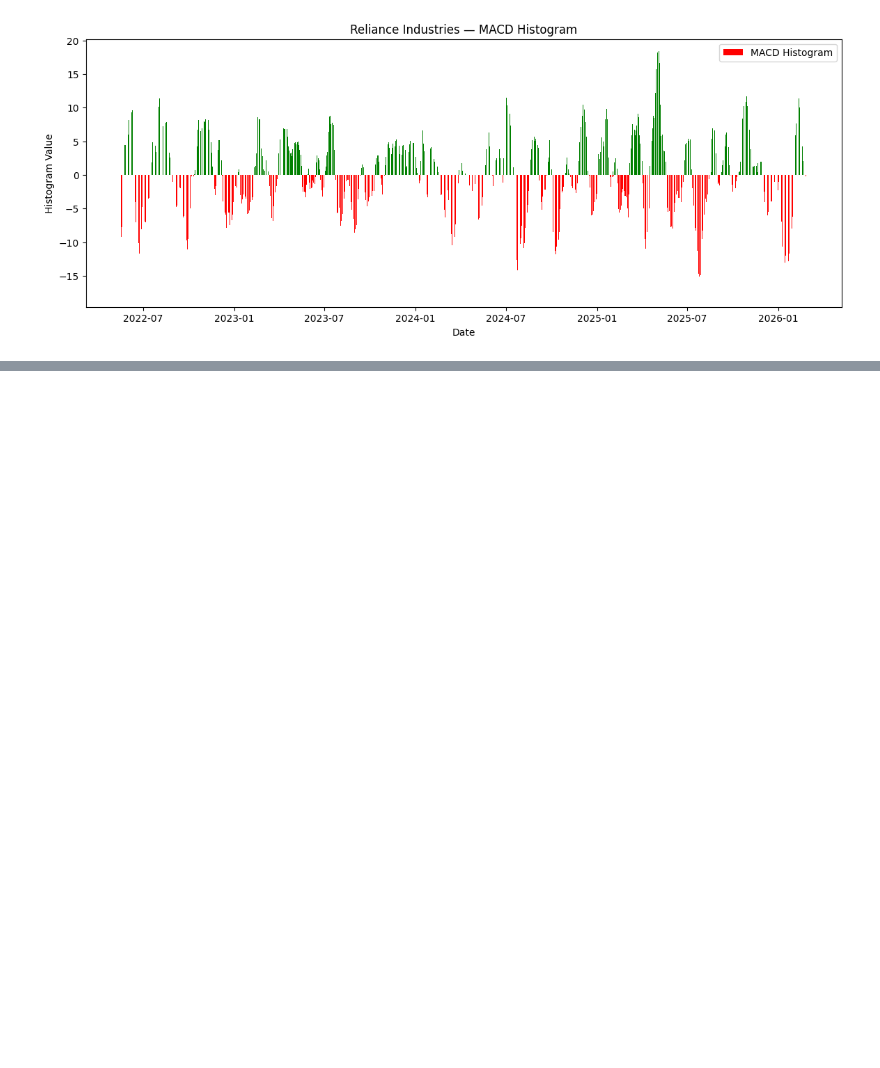
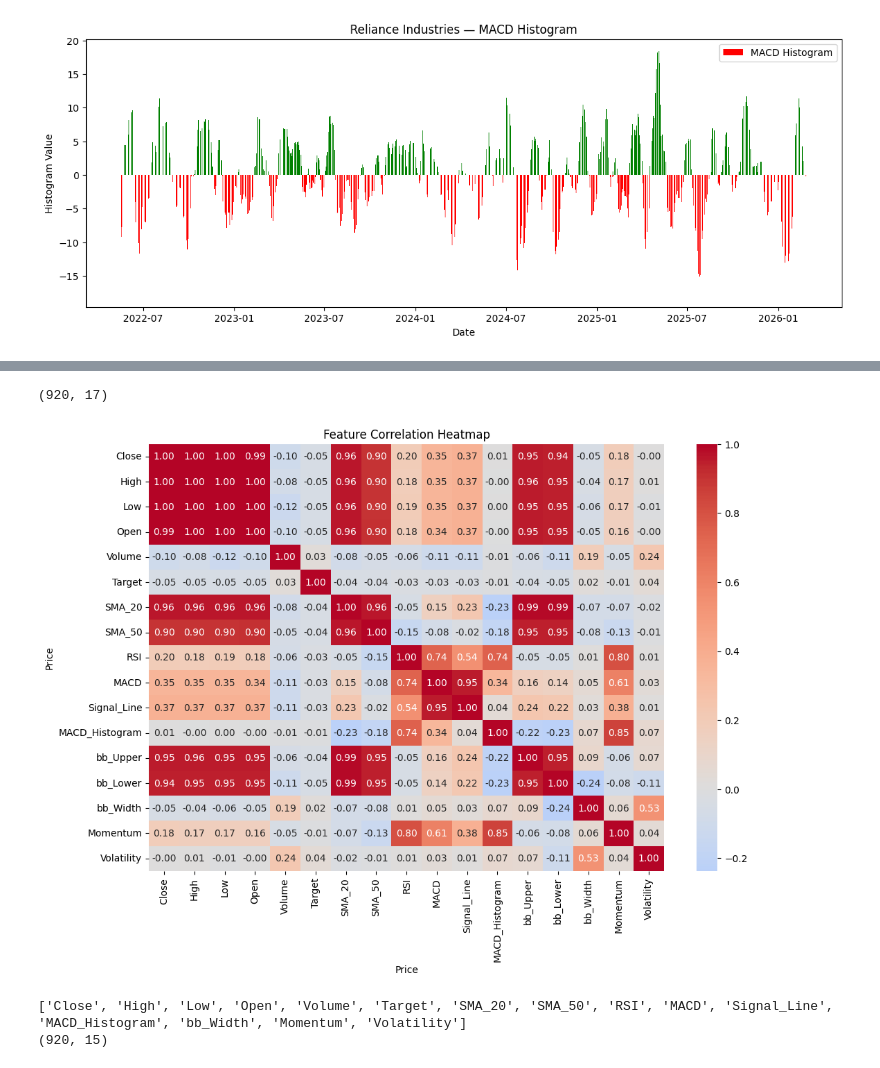
Before and after one commit to samarthpatel03/quantitative-market-analysis, a Jupyter notebook: stock_prediction.ipynb, the cells around one changed output, grey strips where cells are left out. Cells and saved outputs as stored; diff of their text form; code cells hidden in the pictures; blank space fills up the shorter version.

```diff
--- a/stock_prediction.ipynb
+++ b/stock_prediction.ipynb
@@ -226,0 +265,4 @@ plt.show()
+# %%
+daily_return = df['Close'].pct_change()
+df['Volatility'] = daily_return.rolling(20).std()
+df['Volatility'] = df['Volatility'].astype(float)
@@ -226,0 +281,20 @@ plt.show()
+# %%
+df.dropna(inplace=True)
+print(df.shape)
+# %% [output]
+(920, 17)
+# %%
+plt.figure(figsize=(12, 8))
+sns.heatmap(df.corr(), annot=True, fmt='.2f',
+            cmap='coolwarm', center=0)
+plt.title('Feature Correlation Heatmap')
+plt.show()
+# %% [output]
+[figure, added]
+# %%
+df.drop(['bb_Upper', 'bb_Lower'], axis=1, inplace=True)
+print(df.columns.tolist())
+print(df.shape)
+# %% [output]
+['Close', 'High', 'Low', 'Open', 'Volume', 'Target', 'SMA_20', 'SMA_50', 'RSI', 'MACD', 'Signal_Line', 'MACD_Histogram', 'bb_Width', 'Momentum', 'Volatility']
+(920, 15)
```
Also changed, not shown: parts of 9 cells of this notebook, 1 other file.
